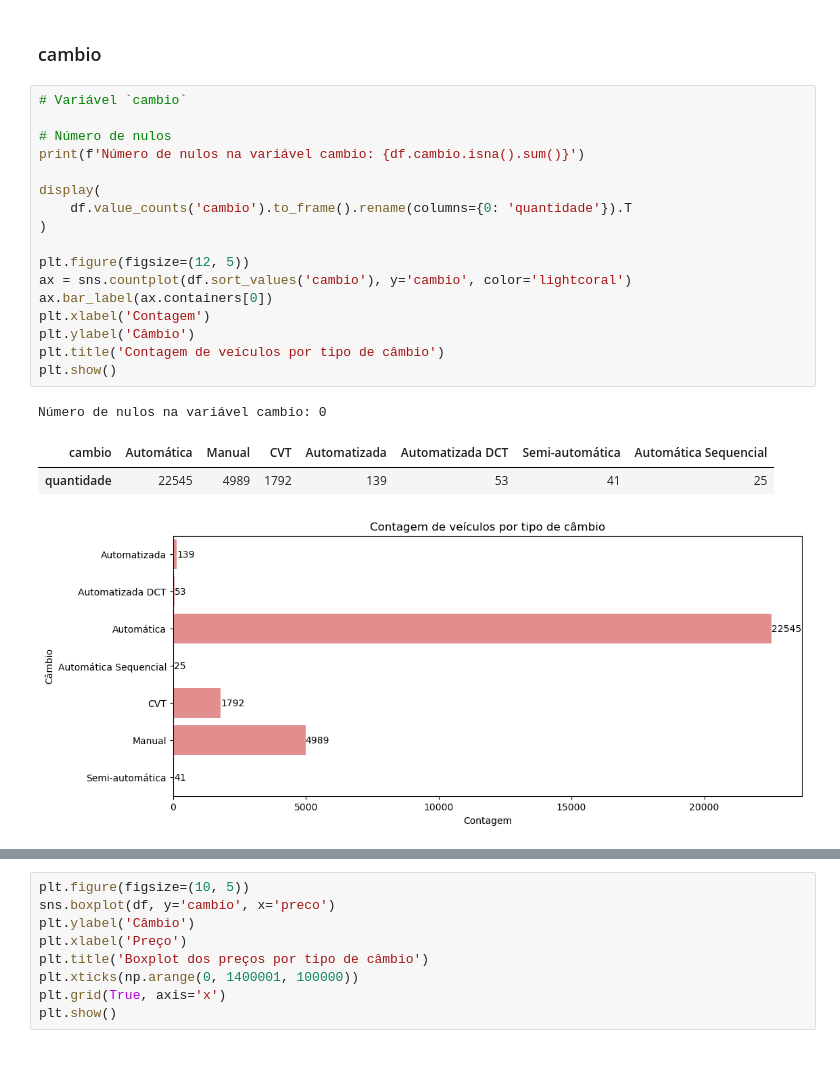
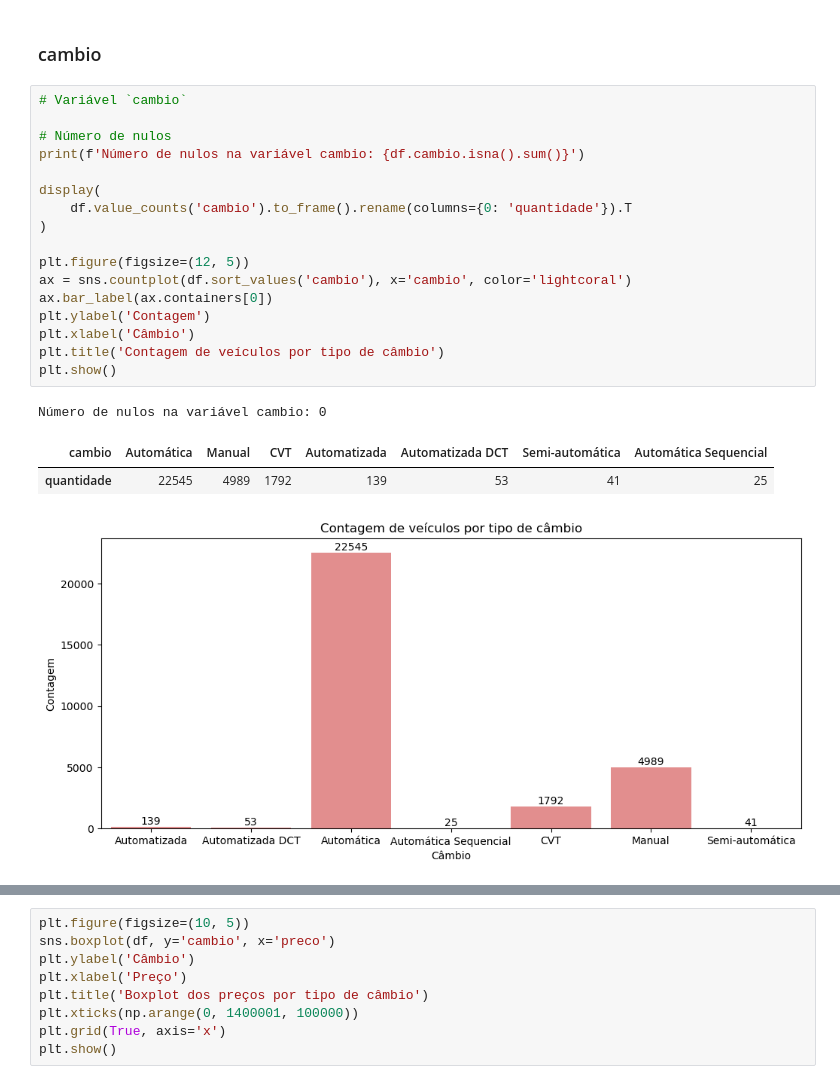
Before and after one commit to renatoinomata/indicium-data-science, a Jupyter notebook: cars_eda.ipynb, the cells around one changed output, grey strips where cells are left out. Cells and saved outputs as stored; diff of their text form.

```diff
--- a/cars_eda.ipynb
+++ b/cars_eda.ipynb
@@ -594,22 +590,22 @@ plt.show()
 # %%
 # Variável `cambio`
 
 # Número de nulos
 print(f'Número de nulos na variável cambio: {df.cambio.isna().sum()}')
 
 display(
     df.value_counts('cambio').to_frame().rename(columns={0: 'quantidade'}).T
 )
 
 plt.figure(figsize=(12, 5))
-ax = sns.countplot(df.sort_values('cambio'), y='cambio', color='lightcoral')
+ax = sns.countplot(df.sort_values('cambio'), x='cambio', color='lightcoral')
 ax.bar_label(ax.containers[0])
-plt.xlabel('Contagem')
-plt.ylabel('Câmbio')
+plt.ylabel('Contagem')
+plt.xlabel('Câmbio')
 plt.title('Contagem de veículos por tipo de câmbio')
 plt.show()
 # %% [output]
 Número de nulos na variável cambio: 0
 | cambio | Automática | Manual | CVT | Automatizada | Automatizada DCT | Semi-automática | Automática Sequencial |
 | quantidade | 22545 | 4989 | 1792 | 139 | 53 | 41 | 25 |
-[figure, old version]
+[figure, new version]
```
Also changed, not shown: parts of 213 cells of this notebook, 2 other files.
